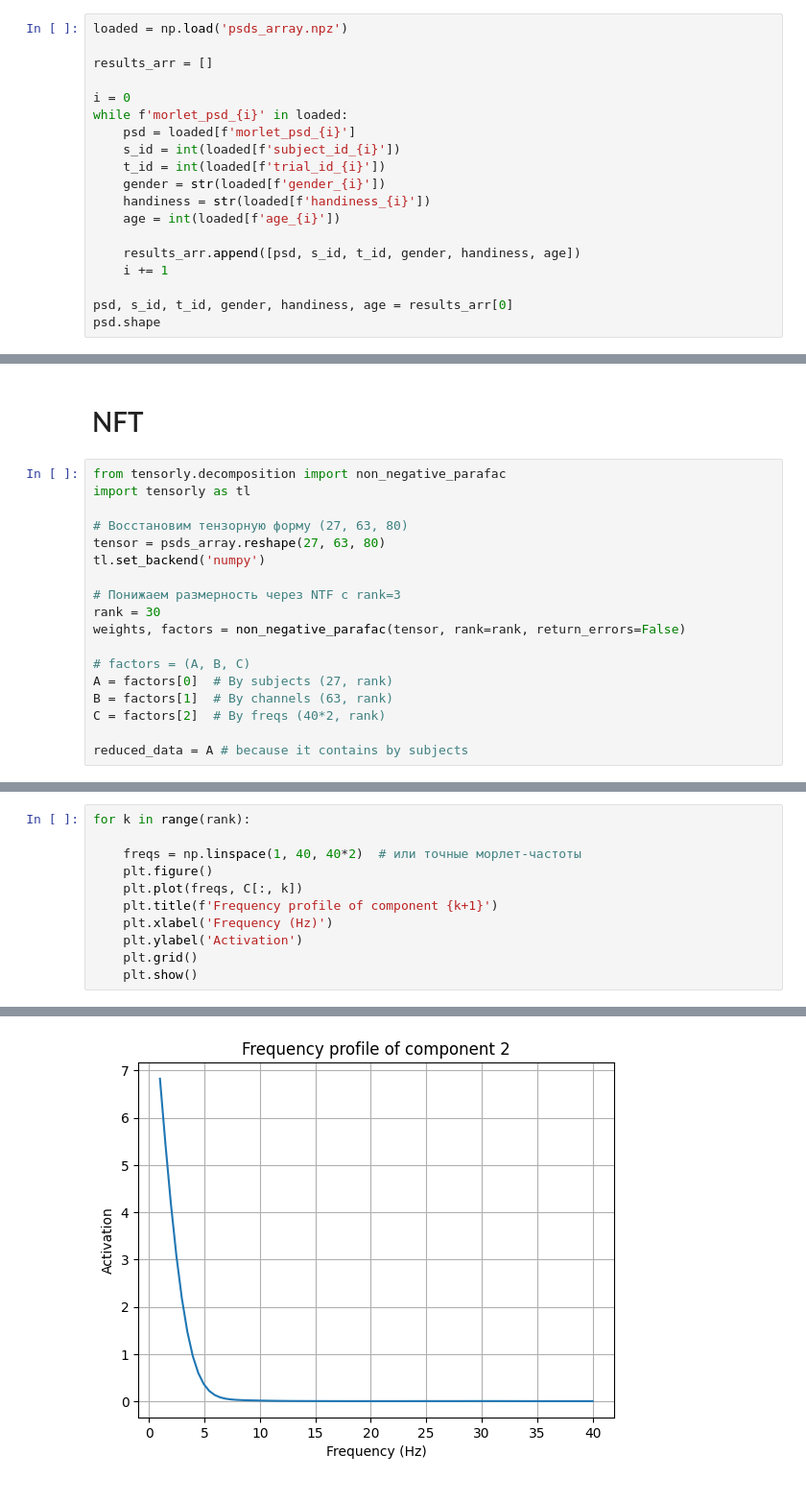
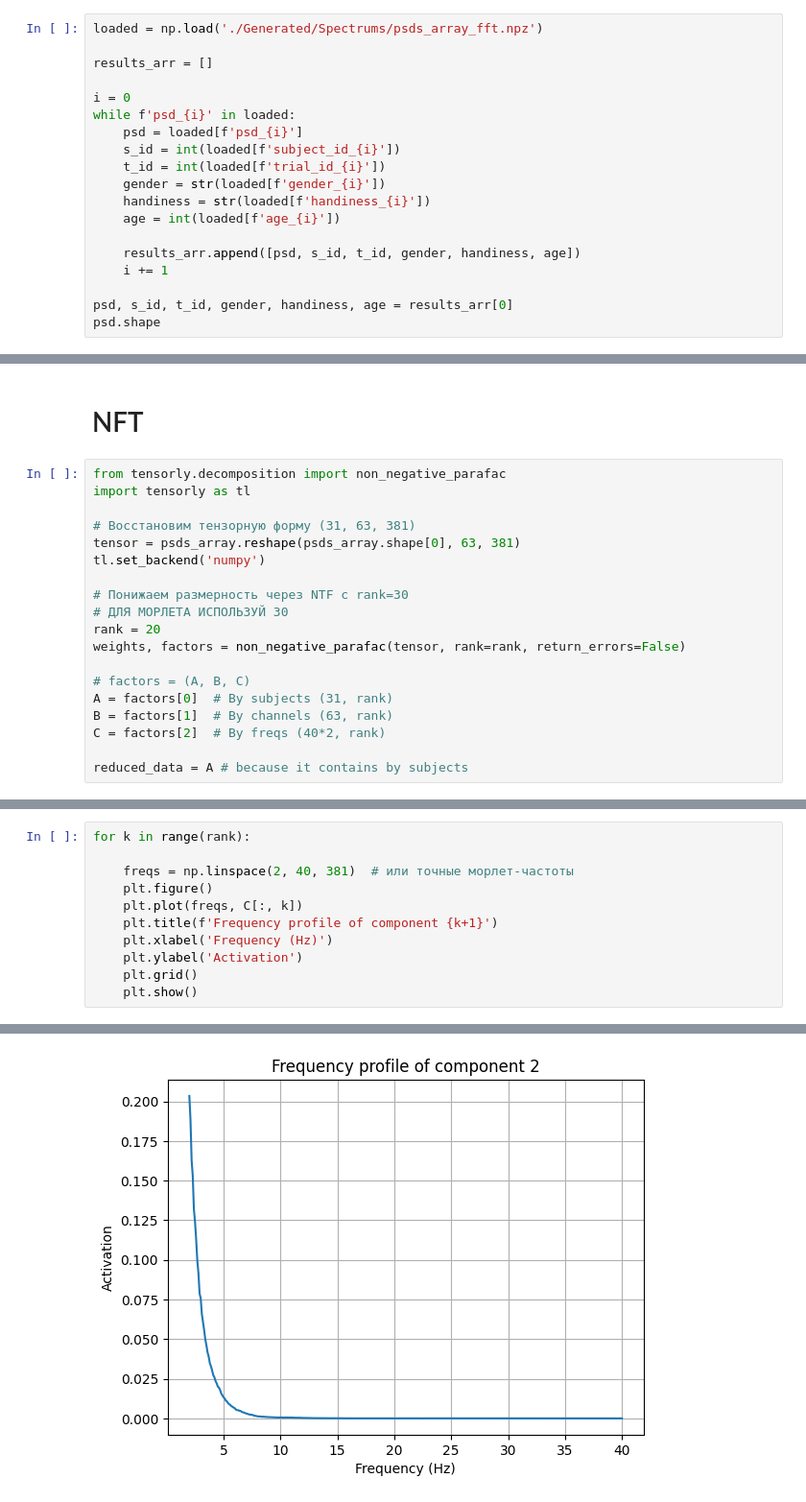
Before and after one commit to psandersi/EEG-Image-Reconstruction, a Jupyter notebook: Notebooks/Spectral_Analysis/Spectral_NFT_Test.ipynb, the cells around one changed output, grey strips where cells are left out. Shown at 96% size. Cells and saved outputs as stored; diff of their text form.

Commit message:
Update and separate spectral clustering for fft and morlet.

```diff
--- a/Notebooks/Spectral_Analysis/Spectral_NFT_Test.ipynb
+++ b/Notebooks/Spectral_Analysis/Spectral_NFT_Test.ipynb
@@ -210,13 +210,13 @@ np.savez('psds_array.npz', **save_dict)
 # %% [markdown]
 ### load the morlet psds if you dont want to compute ones
 # %%
-loaded = np.load('psds_array.npz')
+loaded = np.load('./Generated/Spectrums/psds_array_fft.npz')
 
 results_arr = []
 
 i = 0
-while f'morlet_psd_{i}' in loaded:
-    psd = loaded[f'morlet_psd_{i}']
+while f'psd_{i}' in loaded:
+    psd = loaded[f'psd_{i}']
     s_id = int(loaded[f'subject_id_{i}'])
     t_id = int(loaded[f'trial_id_{i}'])
     gender = str(loaded[f'gender_{i}'])
@@ -247,16 +247,17 @@ psds_array.shape
 from tensorly.decomposition import non_negative_parafac
 import tensorly as tl
 
-# Восстановим тензорную форму (27, 63, 80)
-tensor = psds_array.reshape(27, 63, 80)
+# Восстановим тензорную форму (31, 63, 381)
+tensor = psds_array.reshape(psds_array.shape[0], 63, 381)
 tl.set_backend('numpy')
 
-# Понижаем размерность через NTF с rank=3
-rank = 30
+# Понижаем размерность через NTF с rank=30
+# ДЛЯ МОРЛЕТА ИСПОЛЬЗУЙ 30
+rank = 20
 weights, factors = non_negative_parafac(tensor, rank=rank, return_errors=False)
 
 # factors = (A, B, C)
-A = factors[0]  # By subjects (27, rank)
+A = factors[0]  # By subjects (31, rank)
 B = factors[1]  # By channels (63, rank)
 C = factors[2]  # By freqs (40*2, rank)
 
@@ -327,7 +328,7 @@ for k in range(rank):
 # %%
 for k in range(rank):
 
-    freqs = np.linspace(1, 40, 40*2)  # или точные морлет-частоты
+    freqs = np.linspace(2, 40, 381)  # или точные морлет-частоты
     plt.figure()
     plt.plot(freqs, C[:, k])
     plt.title(f'Frequency profile of component {k+1}')
@@ -340 +341 @@ for k in range(rank):
-[figure, old version]
+[figure, new version]
```
Also changed, not shown: parts of 7 cells of this notebook, 19 other files.
